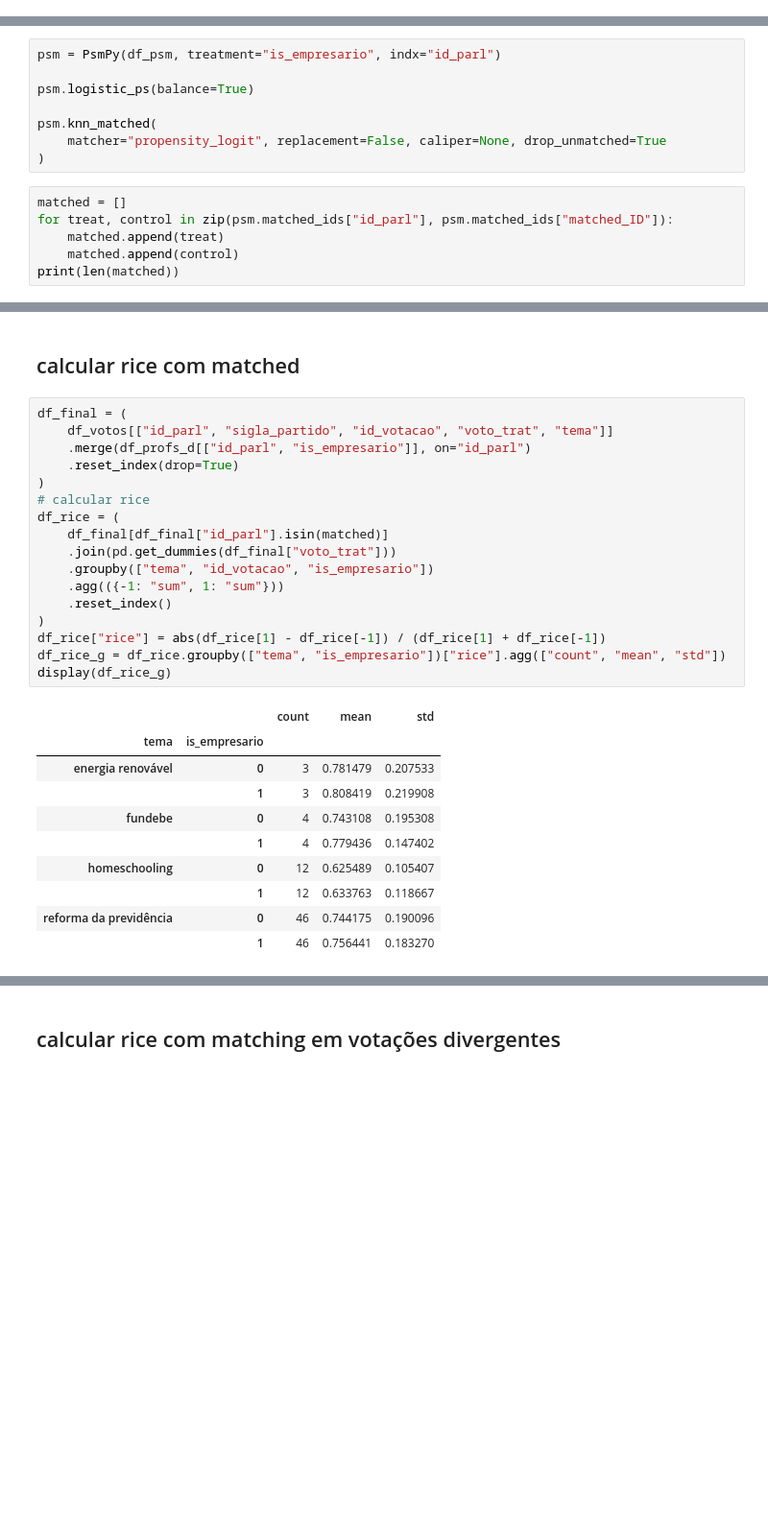
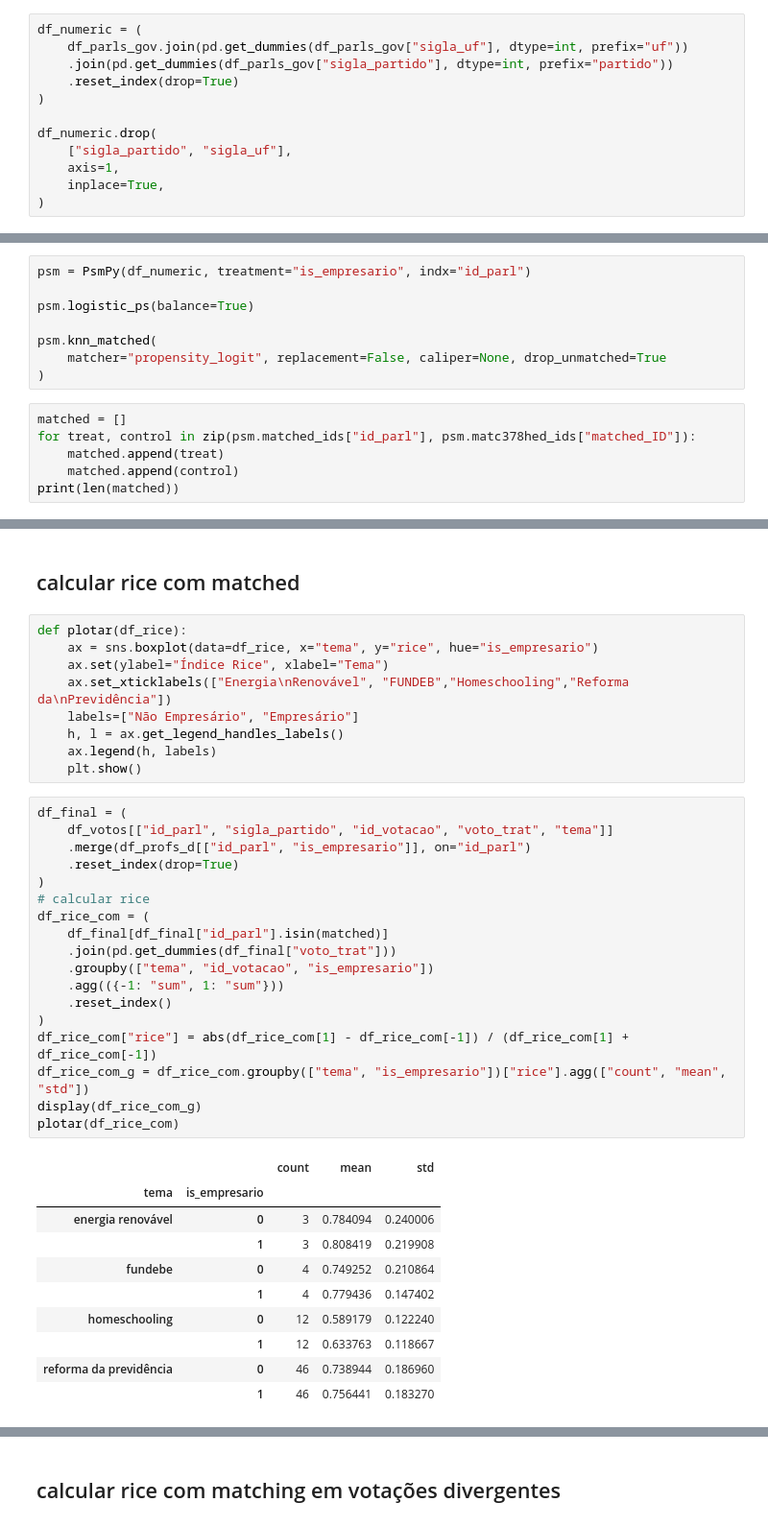
Before and after one commit to AcacioTelechi/artigo-empresarios, a Jupyter notebook: analyze_data_v3.ipynb, the cells around one changed output, grey strips where cells are left out. Shown: that part at 96% size. Cells and saved outputs as stored; diff of their text form; blank space fills up the shorter version.

```diff
--- a/analyze_data_v3.ipynb
+++ b/analyze_data_v3.ipynb
@@ -77,4 +81,16 @@ df_votos["id_parl"] = [str(id_autor) for id_autor in df_votos["id_parl"]]
 df_autores["id_autor"] = [str(id_autor) for id_autor in df_autores["id_autor"]]
+# %%
+df_numeric = (
+    df_parls_gov.join(pd.get_dummies(df_parls_gov["sigla_uf"], dtype=int, prefix="uf"))
+    .join(pd.get_dummies(df_parls_gov["sigla_partido"], dtype=int, prefix="partido"))
+    .reset_index(drop=True)
+)
+
+df_numeric.drop(
+    ["sigla_partido", "sigla_uf"],
+    axis=1,
+    inplace=True,
+)
 # %% [markdown]
 ## Governismo
 # %%
@@ -230,5 +212,5 @@ df_psm.drop(
 # %%
-psm = PsmPy(df_psm, treatment="is_empresario", indx="id_parl")
+psm = PsmPy(df_numeric, treatment="is_empresario", indx="id_parl")
 
 psm.logistic_ps(balance=True)
 
@@ -237,7 +219,7 @@ psm.knn_matched(
 )
 # %%
 matched = []
-for treat, control in zip(psm.matched_ids["id_parl"], psm.matched_ids["matched_ID"]):
+for treat, control in zip(psm.matched_ids["id_parl"], psm.matc378hed_ids["matched_ID"]):
     matched.append(treat)
     matched.append(control)
 print(len(matched))
@@ -246,30 +228,40 @@ print(len(matched))
 # %% [markdown]
 ## calcular rice com matched
+# %%
+def plotar(df_rice):
+    ax = sns.boxplot(data=df_rice, x="tema", y="rice", hue="is_empresario")
+    ax.set(ylabel="Índice Rice", xlabel="Tema")
+    ax.set_xticklabels(["Energia\nRenovável", "FUNDEB","Homeschooling","Reforma da\nPrevidência"])
+    labels=["Não Empresário", "Empresário"]
+    h, l = ax.get_legend_handles_labels()
+    ax.legend(h, labels)
+    plt.show()
 # %%
 df_final = (
     df_votos[["id_parl", "sigla_partido", "id_votacao", "voto_trat", "tema"]]
     .merge(df_profs_d[["id_parl", "is_empresario"]], on="id_parl")
     .reset_index(drop=True)
 )
 # calcular rice
-df_rice = (
+df_rice_com = (
     df_final[df_final["id_parl"].isin(matched)]
     .join(pd.get_dummies(df_final["voto_trat"]))
     .groupby(["tema", "id_votacao", "is_empresario"])
     .agg(({-1: "sum", 1: "sum"}))
     .reset_index()
 )
-df_rice["rice"] = abs(df_rice[1] - df_rice[-1]) / (df_rice[1] + df_rice[-1])
-df_rice_g = df_rice.groupby(["tema", "is_empresario"])["rice"].agg(["count", "mean", "std"])
-display(df_rice_g)
+df_rice_com["rice"] = abs(df_rice_com[1] - df_rice_com[-1]) / (df_rice_com[1] + df_rice_com[-1])
+df_rice_com_g = df_rice_com.groupby(["tema", "is_empresario"])["rice"].agg(["count", "mean", "std"])
+display(df_rice_com_g)
+plotar(df_rice_com)
 # %% [output]
 |  |  | count | mean | std |
 | tema | is_empresario |  |  |  |
-| energia renovável | 0 | 3 | 0.781479 | 0.207533 |
+| energia renovável | 0 | 3 | 0.784094 | 0.240006 |
 |  | 1 | 3 | 0.808419 | 0.219908 |
-| fundebe | 0 | 4 | 0.743108 | 0.195308 |
+| fundebe | 0 | 4 | 0.749252 | 0.210864 |
 |  | 1 | 4 | 0.779436 | 0.147402 |
-| homeschooling | 0 | 12 | 0.625489 | 0.105407 |
+| homeschooling | 0 | 12 | 0.589179 | 0.122240 |
 |  | 1 | 12 | 0.633763 | 0.118667 |
-| reforma da previdência | 0 | 46 | 0.744175 | 0.190096 |
+| reforma da previdência | 0 | 46 | 0.738944 | 0.186960 |
 |  | 1 | 46 | 0.756441 | 0.183270 |
```
Also changed, not shown: parts of 14 cells of this notebook.
